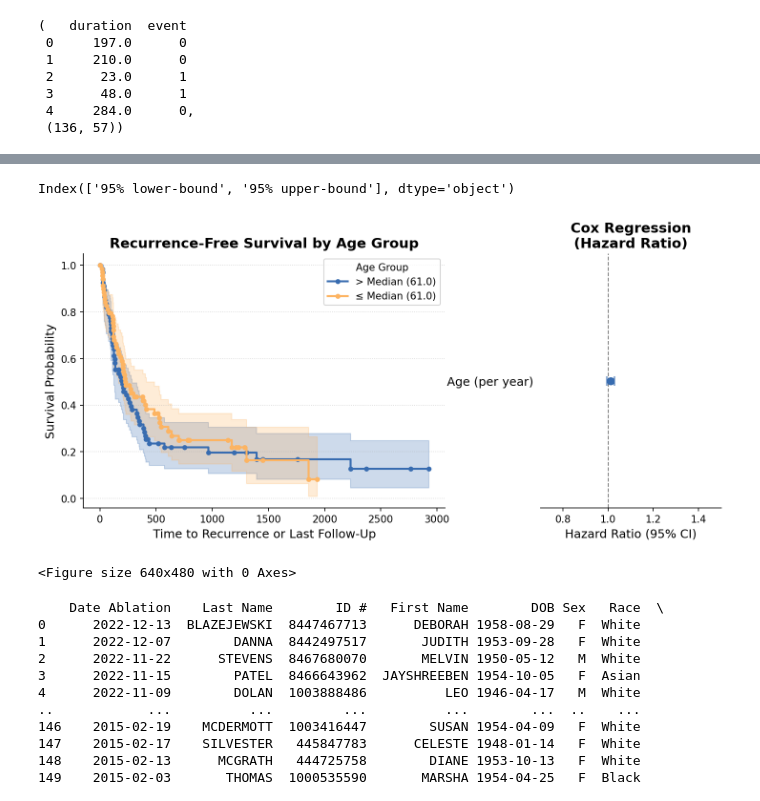
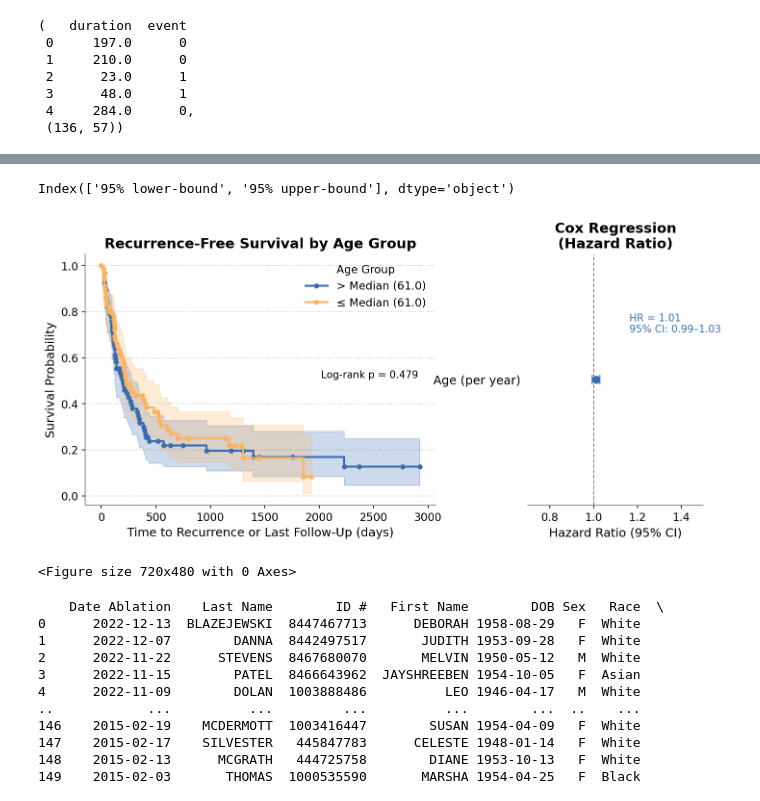
Before and after one commit to aren4/Liver_Tumors, a Jupyter notebook: Tommy_Rads.ipynb, the cells around one changed output, grey strips where cells are left out. Saved outputs shown, nothing was run; the diff lists cells and outputs as text; code cells hidden in the pictures.

```diff
--- a/Tommy_Rads.ipynb
+++ b/Tommy_Rads.ipynb
@@ -805,7 +1616,7 @@ for i, (group, grp_df) in enumerate(df_lf.groupby('age_group')):
     kmf.plot(ax=ax_km, ci_show=True, color=colors[i], lw=2, marker='o', markersize=4)
 
 ax_km.set_title('Recurrence-Free Survival by Age Group', fontsize=14, weight='bold')
-ax_km.set_xlabel('Time to Recurrence or Last Follow-Up', fontsize=12)
+ax_km.set_xlabel('Time to Recurrence or Last Follow-Up (days)', fontsize=12)
 ax_km.set_ylabel('Survival Probability', fontsize=12)
 ax_km.legend(title="Age Group")
 ax_km.grid(axis='y', linestyle=':', alpha=0.5)
@@ -822,35 +1633,59 @@ hr = np.exp(cph.params_['age'])
 ci_low = np.exp(cph.confidence_intervals_.iloc[0, 0])
 ci_high = np.exp(cph.confidence_intervals_.iloc[0, 1])
 
 # Now your plotting code follows as before
 
 
 ax_forest.errorbar(hr, 0, xerr=[[hr - ci_low], [ci_high - hr]],
                    fmt='o', color='#386cb0', ecolor='#386cb0', capsize=5, lw=2, markersize=7)
 ax_forest.axvline(1, color='grey', linestyle='--', lw=1)
 ax_forest.set_yticks([0])
 ax_forest.set_yticklabels(['Age (per year)'], fontsize=12)
 ax_forest.set_xlabel('Hazard Ratio (95% CI)', fontsize=12)
 ax_forest.set_xlim(left=0.7, right=max(ci_high * 1.1, 1.5))
 ax_forest.set_title('Cox Regression\n(Hazard Ratio)', fontsize=14, weight='bold')
 ax_forest.spines['top'].set_visible(False)
 ax_forest.spines['right'].set_visible(False)
 ax_forest.spines['left'].set_visible(False)
 ax_forest.yaxis.set_ticks_position('none')
 
+# Split groups
+group_low = df_lf[df_lf['age_group'].str.startswith('≤')]
+group_high = df_lf[df_lf['age_group'].str.startswith('>')]
+
+results = logrank_test(
+    group_low['duration'], group_high['duration'],
+    event_observed_A=group_low['event'], event_observed_B=group_high['event']
+)
+
+# Annotate p-value in the top right corner of KM plot
+ax_km.text(
+    0.95, 0.5, f"Log-rank p = {results.p_value:.3f}",
+    transform=ax_km.transAxes,
+    ha='right', va='bottom', fontsize=10, color='black'
+)
+
+# Add annotation with HR and CI
+ax_forest.text(
+    hr * 1.15, 0.02,  # x near HR, y just above the point
+    f"HR = {hr:.2f}\n95% CI: {ci_low:.2f}–{ci_high:.2f}",
+    ha='left', va='bottom',
+    fontsize=10, color='#386cb0'
+)
+
 # Remove y grid, tidy layout
 ax_forest.grid(False)
 plt.tight_layout(pad=2)
 fig.subplots_adjust(wspace=0.35)
 plt.show()
 figpath = "Secondary_Tumor_Recurrence.png"
 plt.savefig(figpath, dpi=600, bbox_inches='tight')
 plt.savefig("Secondary_Tumor_Recurrence.png", dpi=600, bbox_inches='tight')
 !cp Secondary_Tumor_Recurrence.png "/content/drive/My Drive/Tommy Rads/"
 # %% [output]
 Index(['95% lower-bound', '95% upper-bound'], dtype='object')
-[figure, old version]
+[figure, new version]
-<Figure size 640x480 with 0 Axes>
+<Figure size 720x480 with 0 Axes>
 # %%
 df = pd.read_csv('/content/drive/MyDrive/Tommy Rads/Primary_Analysis.csv', index_col=False, encoding='latin1')
 # %%
```
Also changed, not shown: parts of 20 cells of this notebook.
